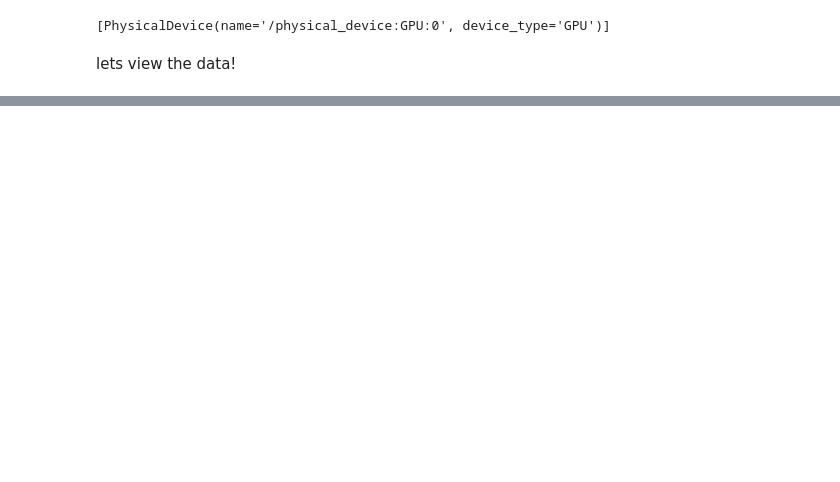
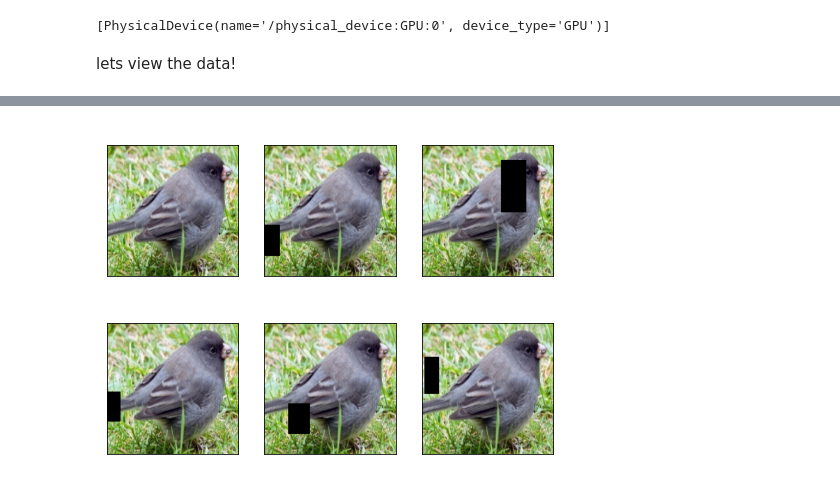
Before and after one commit to electricdarb/DeepLearning, a Jupyter notebook: birdception.ipynb, the cells around one changed output, grey strips where cells are left out. Saved outputs shown, nothing was run; the diff lists cells and outputs as text; code cells hidden in the pictures; blank space fills up the shorter version.

```diff
--- a/birdception.ipynb
+++ b/birdception.ipynb
@@ -37 +62,36 @@ I will, however, rescale to size the images between [0, 1], apply a slight 10 de
+# %%
+class Blackbox():
+    def __init__(self, height_range, width_range):
+        self.height_range = height_range
+        self.width_range = width_range
+
+    def __call__(self, image):
+        shape = image.shape
+        center_x, center_y = np.random.rand(2)
+        center_x *= shape[1]
+        center_y *= shape[0]
+        height = np.random.uniform(self.height_range[0], self.height_range[1]) * shape[0]
+        width = np.random.uniform(self.width_range[0], self.width_range[1]) * shape[1]
+        low_x, high_x = int(center_x - width/2) , int(center_x + width/2)
+        low_y, high_y = int(center_y - height/2), int(center_y + height/2)
+        low_x, high_x, low_y, high_y = [max(x, 0) for x in [low_x, high_x, low_y, high_y]]
+        mask = np.ones(shape, dtype= type(image[0][0][0]))
+        mask[low_y: high_y, low_x: high_x, :] = 0
+        return image * mask
+
+
+f = Blackbox((.2, .4), (.1, .2))
+
+img = mpimg.imread(bird_types[0])
+fig, axs = plt.subplots(2, 3, figsize = (8, 6))
+axs[0, 0].set_xticks([])
+axs[0, 0].set_yticks([])
+axs[0, 0].set_title('Original', color = 'w')
+axs[0, 0].imshow(img)
+for ax in axs.flatten()[1:]:
+    ax.imshow(f(img))
+    ax.set_xticks([])
+    ax.set_yticks([])
+# %% [output]
+[figure, added]
 # %%
```
Also changed, not shown: parts of 14 cells of this notebook.
